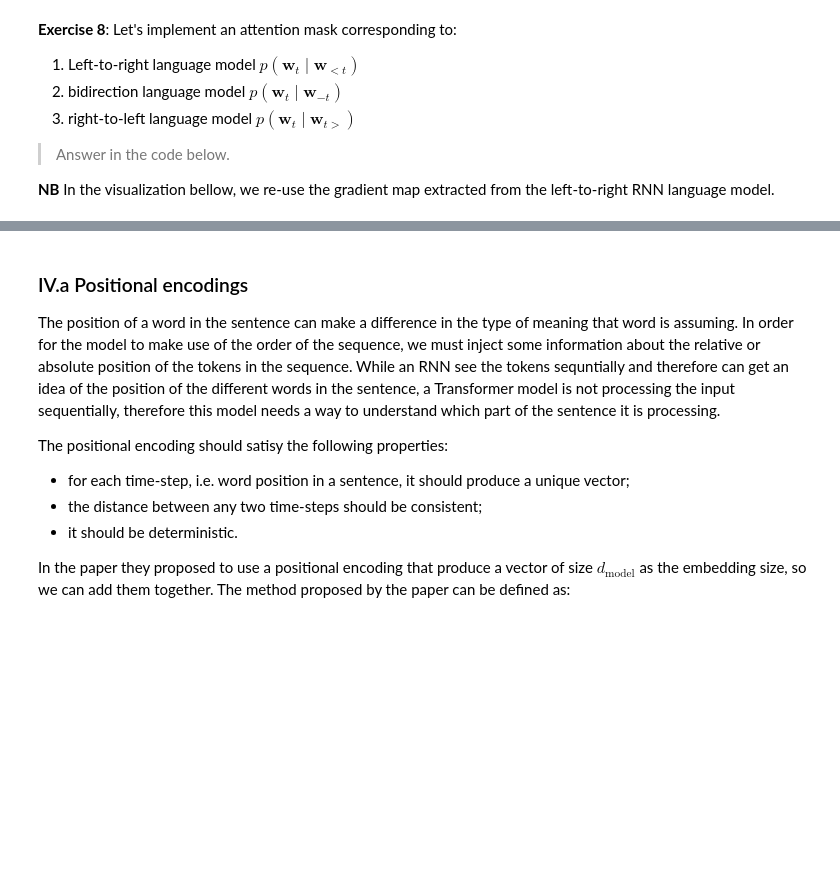
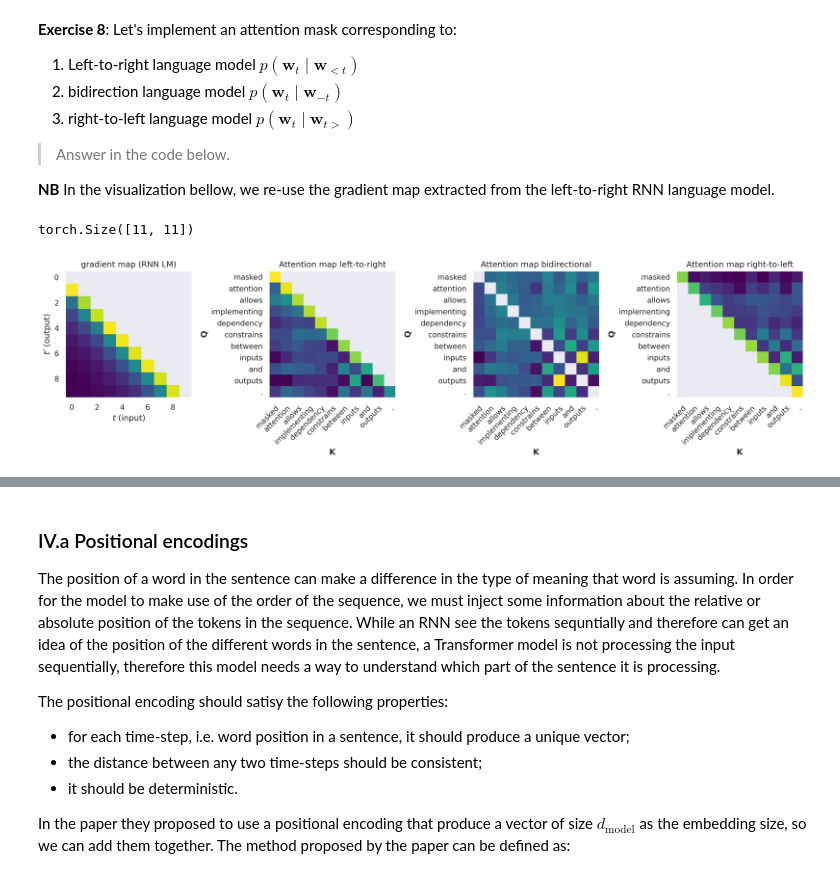
Before and after one commit to frejasarfelt/02456-deep-learning-with-PyTorch, a Jupyter notebook: 5_Transformers/5_1_EXE_deep_learning_with_transformers.ipynb, the cells around one changed output, grey strips where cells are left out. Drawn from its saved outputs; the diff is of its cells as text; code cells hidden in the pictures; blank space fills up the shorter version.

```diff
--- a/5_Transformers/5_1_EXE_deep_learning_with_transformers.ipynb
+++ b/5_Transformers/5_1_EXE_deep_learning_with_transformers.ipynb
@@ -807,8 +820,9 @@ def attention(Q, K, V, tau=None):
     attention_weights = attention_map.softmax(dim=1)
     return torch.einsum("qk, kh -> qh", attention_weights, V), attention_weights
 
+
 # return the output of the attention
-output, attention_weights = attention(Q, K, V, tau=1.)
+output, attention_weights = attention(Q, K, V, tau=1.0)
 
 # plot the attention weights
 plot_attention_map(attention_weights, queries_labels, keys_labels, print_values=True)
@@ -883,6 +916,10 @@ $$
 > Answer in the code below.
 
 **NB** In the visualization bellow, we re-use the gradient map extracted from the left-to-right RNN language model.
+# %%
+attention_map.shape
+# %% [output]
+torch.Size([11, 11])
 # %%
 def masked_attention(Q, K, V, tau=None, mask=None):
     """A simple masked attention layer"""
@@ -900,36 +937,39 @@ def masked_attention(Q, K, V, tau=None, mask=None):
 sentence = "Masked attention allows implementing dependency constrains between inputs and outputs."
 token_ids = torch.tensor(glove_tokenizer.encode(sentence).ids)
 tokens = [glove_vocabulary[x] for x in token_ids]
 vectors = embeddings(token_ids)
 
 # EXERCISE: Implement the masks corresponding to each factorization
 # Hint: check the documentation for `torch.diag()`, `torch.triu()` and `torch.tril()`
 T = len(token_ids)
+p_ws1 = torch.distributions.Categorical(logits=attention_map) # <- YOUR CODE HERE
 masks = {
-    "left-to-right": ..., # <- YOUR CODE HERE
-    "bidirectional": ..., # <- YOUR CODE HERE
-    "right-to-left": ..., # <- YOUR CODE HERE
+    "left-to-right": torch.triu(p_ws1.logits, 1), # <- YOUR CODE HERE
+    "bidirectional": torch.diag(torch.diag(p_ws1.logits,0)), # <- YOUR CODE HERE
+    "right-to-left": torch.tril(p_ws1.logits, -1), # <- YOUR CODE HERE
 }
 for key in masks.keys():
     if masks[key] is not None:
         masks[key] = masks[key] = torch.where(masks[key] == 0, 0, -math.inf)
 
 # visualized the log of the masked attention map
 fig, axes = plt.subplots(ncols=1+len(masks), figsize = (16,6), sharex=False, sharey=False, dpi=300)
 # plot the gradient map from the RNN LM
 axes.flat[0].imshow(grad_magnitude, sns.color_palette("viridis", as_cmap=True))
 axes.flat[0].set_xlabel("$t$ (input)")
 axes.flat[0].set_ylabel("$t'$ (output)")
 axes.flat[0].grid(False)
 axes.flat[0].set_title("gradient map (RNN LM)")
 # plot the attention map
 for ax, (mask_name, mask) in zip(axes.flat[1:], masks.items()):
     if mask is not None:
         H, attention_map_masked = masked_attention(vectors, vectors, vectors, mask=mask)
         plot_attention_map(attention_map_masked.log(), tokens, tokens, ax=ax, color_bar=False)
     ax.set_title(f"Attention map {mask_name}")
 plt.tight_layout()
 plt.show()
+# %% [output]
+[figure, added]
 # %% [markdown]
 ----
 ## IV. Transformers
```
Also changed, not shown: parts of 14 cells of this notebook.
